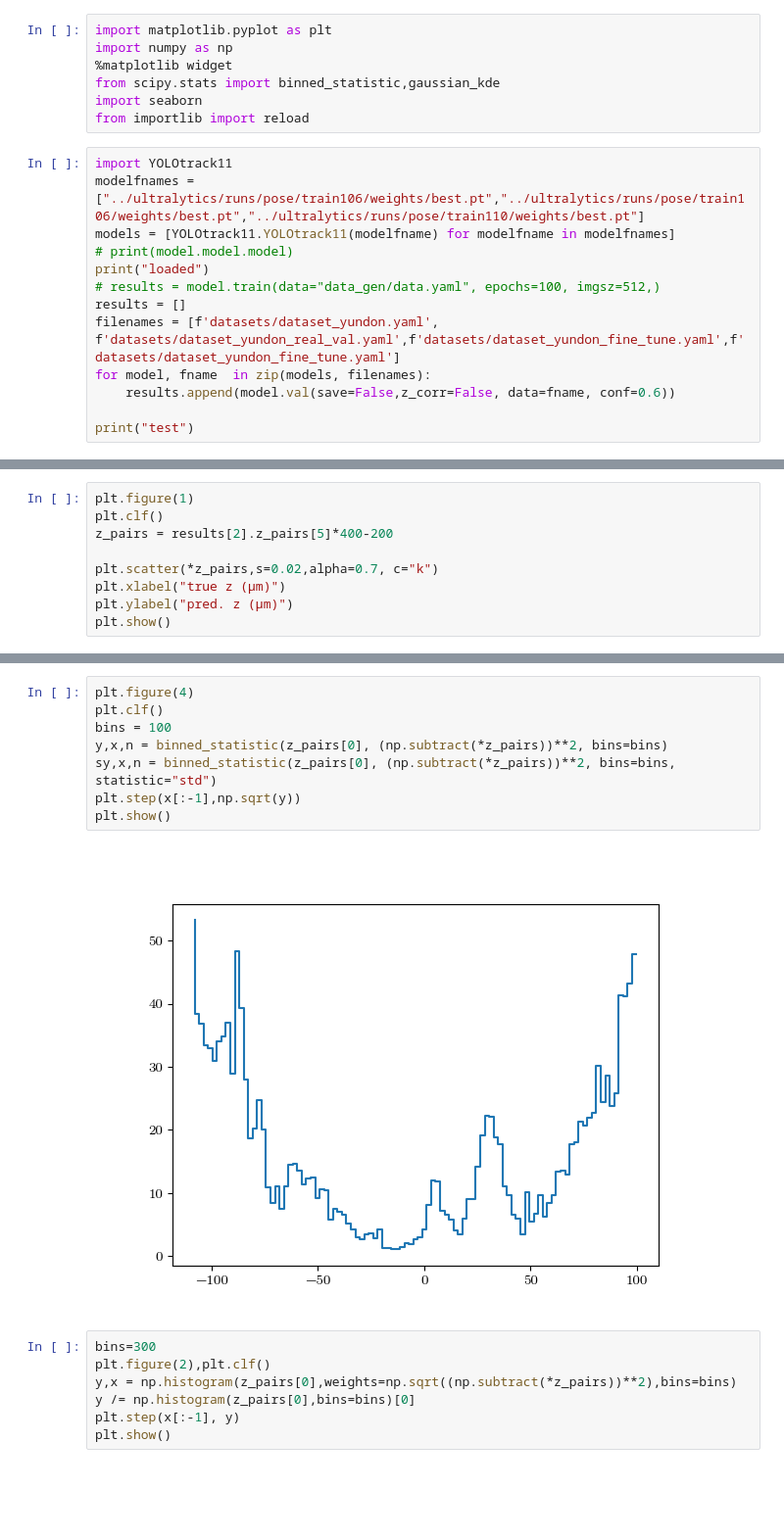
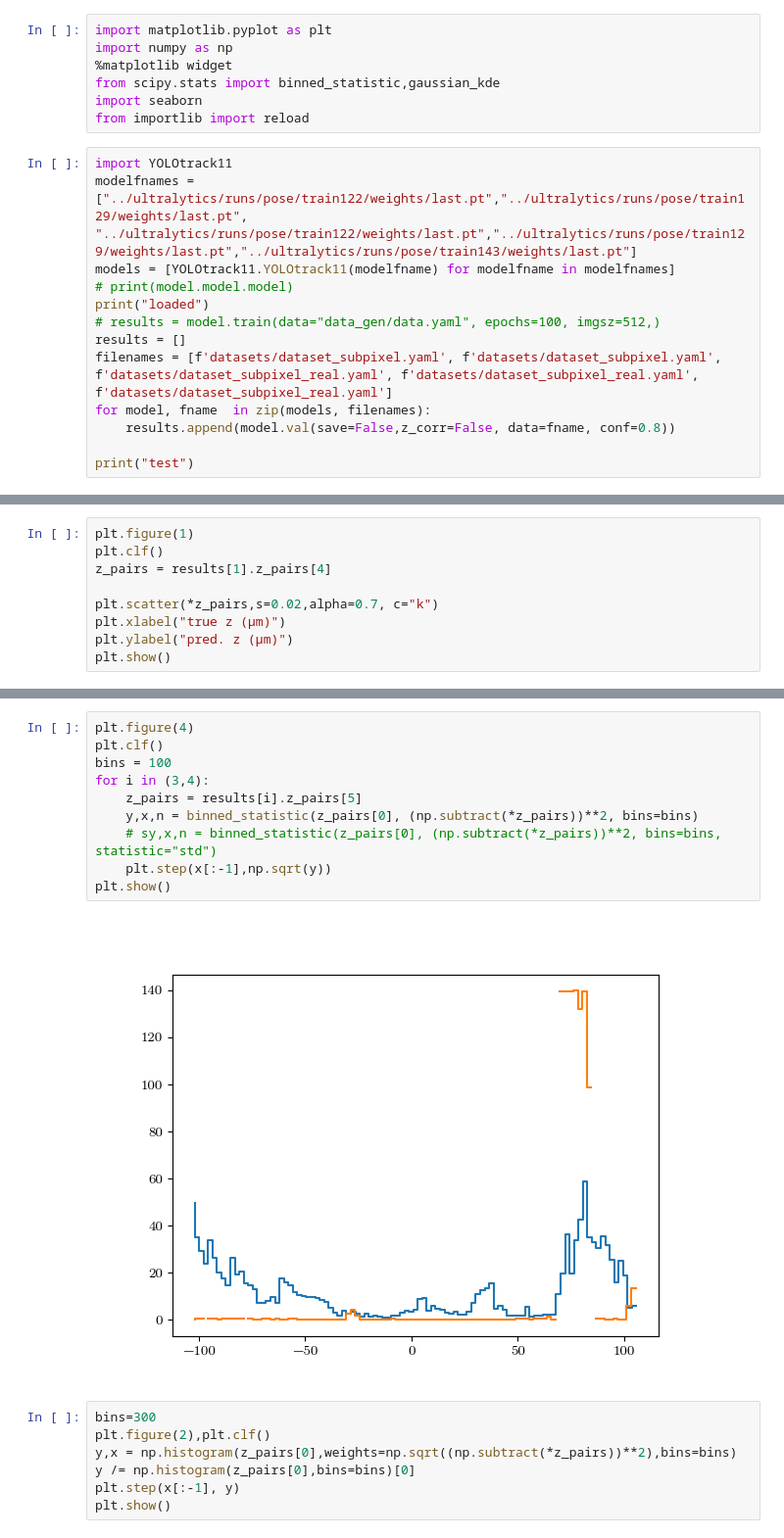
Before and after one commit to till-robert/YOLOtrack11, a Jupyter notebook: zaxis_val.ipynb, the cells around one changed output, grey strips where cells are left out. Shown at 98% size. Drawn from its saved outputs; the diff is of its cells as text; blank space fills up the shorter version.

```diff
--- a/zaxis_val.ipynb
+++ b/zaxis_val.ipynb
@@ -7,15 +7,15 @@ import seaborn
 from importlib import reload
 # %%
 import YOLOtrack11
-modelfnames = ["../ultralytics/runs/pose/train106/weights/best.pt","../ultralytics/runs/pose/train106/weights/best.pt","../ultralytics/runs/pose/train110/weights/best.pt"]
+modelfnames = ["../ultralytics/runs/pose/train122/weights/last.pt","../ultralytics/runs/pose/train129/weights/last.pt", "../ultralytics/runs/pose/train122/weights/last.pt","../ultralytics/runs/pose/train129/weights/last.pt","../ultralytics/runs/pose/train143/weights/last.pt"]
 models = [YOLOtrack11.YOLOtrack11(modelfname) for modelfname in modelfnames]
 # print(model.model.model)
 print("loaded")
 # results = model.train(data="data_gen/data.yaml", epochs=100, imgsz=512,)
 results = []
-filenames = [f'datasets/dataset_yundon.yaml', f'datasets/dataset_yundon_real_val.yaml',f'datasets/dataset_yundon_fine_tune.yaml',f'datasets/dataset_yundon_fine_tune.yaml']
+filenames = [f'datasets/dataset_subpixel.yaml', f'datasets/dataset_subpixel.yaml', f'datasets/dataset_subpixel_real.yaml', f'datasets/dataset_subpixel_real.yaml', f'datasets/dataset_subpixel_real.yaml']
 for model, fname  in zip(models, filenames):
-    results.append(model.val(save=False,z_corr=False, data=fname, conf=0.6))
+    results.append(model.val(save=False,z_corr=False, data=fname, conf=0.8))
 
 print("test")
 # %% [output]
@@ -54,7 +71,7 @@ z_rms = 2.9908981 um
 # %%
 plt.figure(1)
 plt.clf()
-z_pairs = results[2].z_pairs[5]*400-200
+z_pairs = results[1].z_pairs[4]
 
 plt.scatter(*z_pairs,s=0.02,alpha=0.7, c="k")
 plt.xlabel("true z (µm)")
@@ -65,13 +82,15 @@ plt.show()
 # %%
 plt.figure(4)
 plt.clf()
 bins = 100
-y,x,n = binned_statistic(z_pairs[0], (np.subtract(*z_pairs))**2, bins=bins)
-sy,x,n = binned_statistic(z_pairs[0], (np.subtract(*z_pairs))**2, bins=bins, statistic="std")
-plt.step(x[:-1],np.sqrt(y))
+for i in (3,4):
+    z_pairs = results[i].z_pairs[5]
+    y,x,n = binned_statistic(z_pairs[0], (np.subtract(*z_pairs))**2, bins=bins)
+    # sy,x,n = binned_statistic(z_pairs[0], (np.subtract(*z_pairs))**2, bins=bins, statistic="std")
+    plt.step(x[:-1],np.sqrt(y))
 plt.show()
 # %% [output]
-[figure, old version]
+[figure, new version]
 # %%
 bins=300
 plt.figure(2),plt.clf()
```
Also changed, not shown: parts of 3 cells of this notebook, 16 other files.
